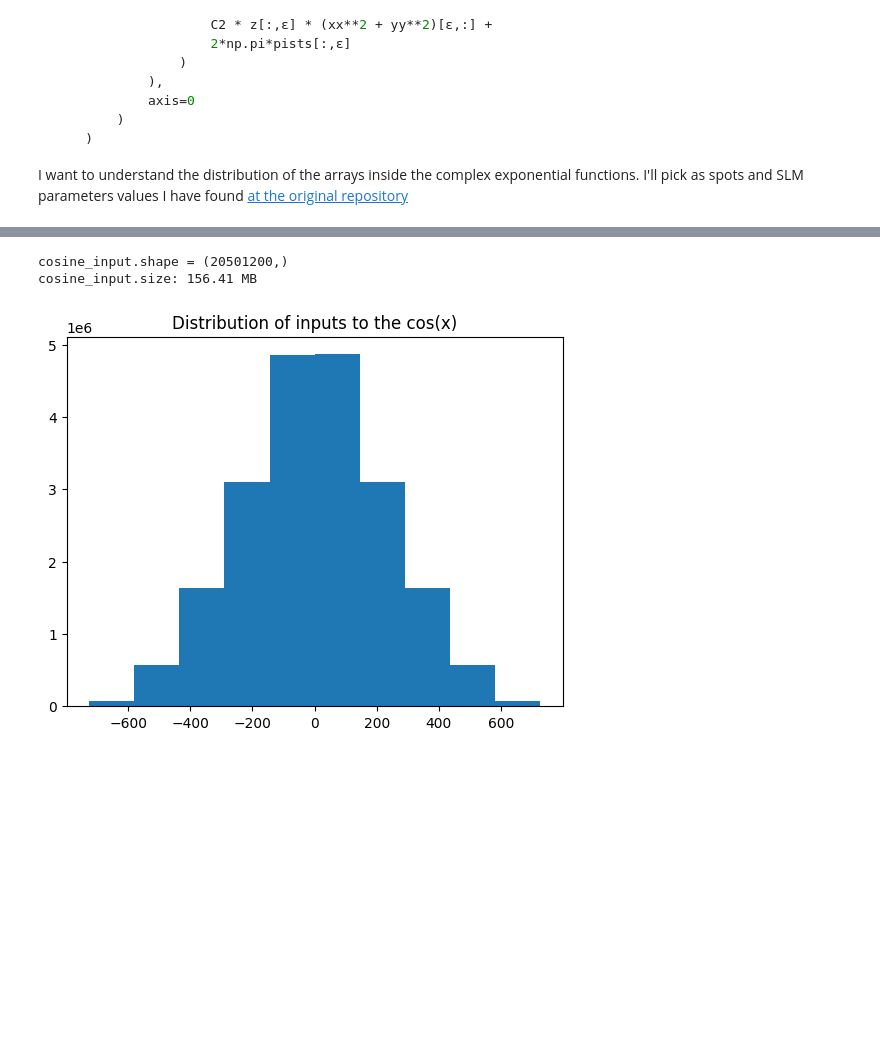
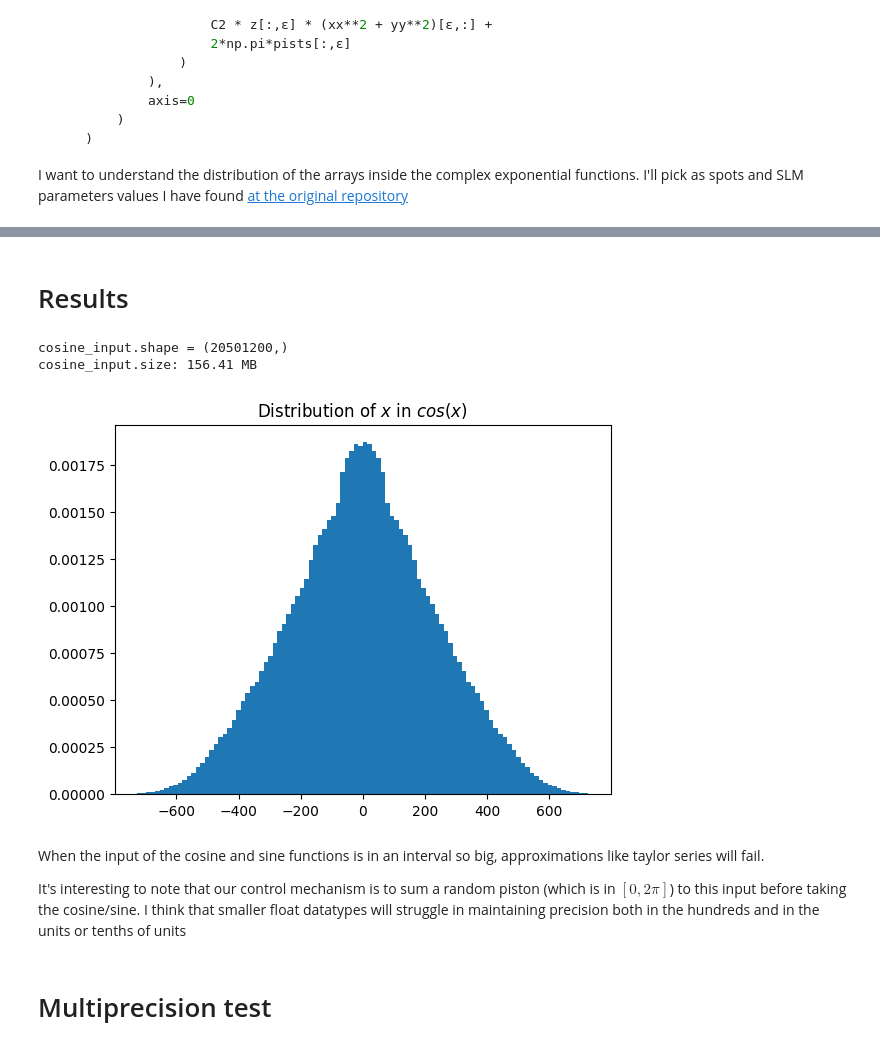
Before and after one commit to FattiMei/slm-porting, a Jupyter notebook: analysis/multiprecision.ipynb, the cells around one changed output, grey strips where cells are left out. Drawn from its saved outputs; the diff is of its cells as text; code cells hidden in the pictures; blank space fills up the shorter version.

Commit message:
Add multiprecision experiment, results to be discussed with domain scientists

```diff
--- a/analysis/multiprecision.ipynb
+++ b/analysis/multiprecision.ipynb
@@ -61,3 +53,5 @@ def compute_cosine_input(x, y, z, slm: SLM):
 
     return C1 * (x[:,ε]*xx[ε,:] + y[:,ε]*yy[ε,:]) + \
            C2 * z[:,ε] * (xx**2 + yy**2)[ε,:]
+# %% [markdown]
+# Results
@@ -73,8 +79,14 @@ cosine_input.size: 156.41 MB
 # %%
 import matplotlib.pyplot as plt
 
-plt.title("Distribution of inputs to the cos(x)")
-plt.hist(cosine_input)
+plt.title("Distribution of $x$ in $cos(x)$")
+plt.hist(cosine_input, bins = 100, density=True)
 plt.show()
 # %% [output]
-[figure, old version]
+[figure, new version]
+# %% [markdown]
+When the input of the cosine and sine functions is in an interval so big, approximations like taylor series will fail.
+
+It's interesting to note that our control mechanism is to sum a random piston (which is in $[0, 2 \pi]$) to this input before taking the cosine/sine. I think that smaller float datatypes will struggle in maintaining precision both in the hundreds and in the units or tenths of units
+# %% [markdown]
+# Multiprecision test
```
Also changed, not shown: parts of 9 cells of this notebook.
